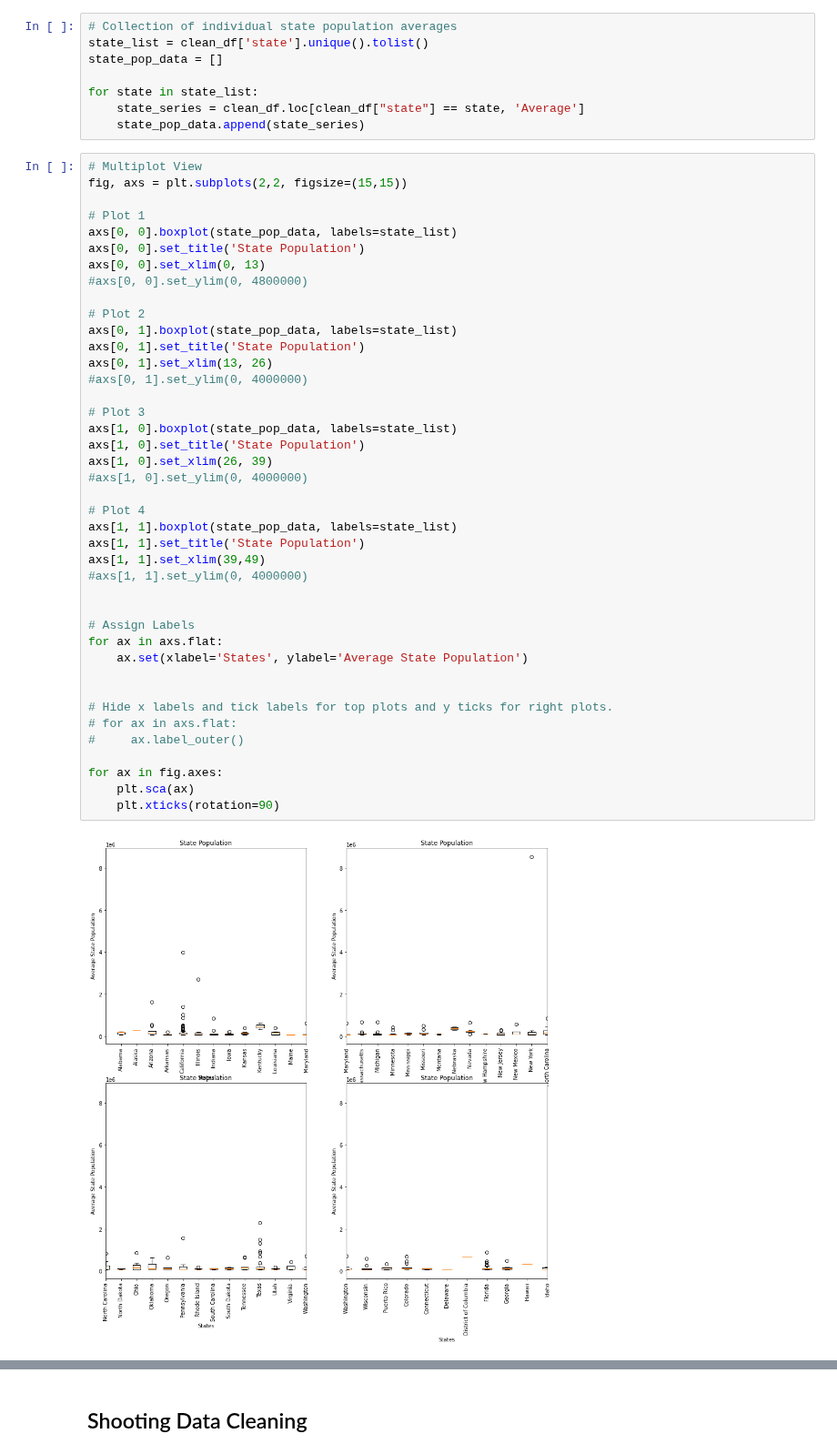
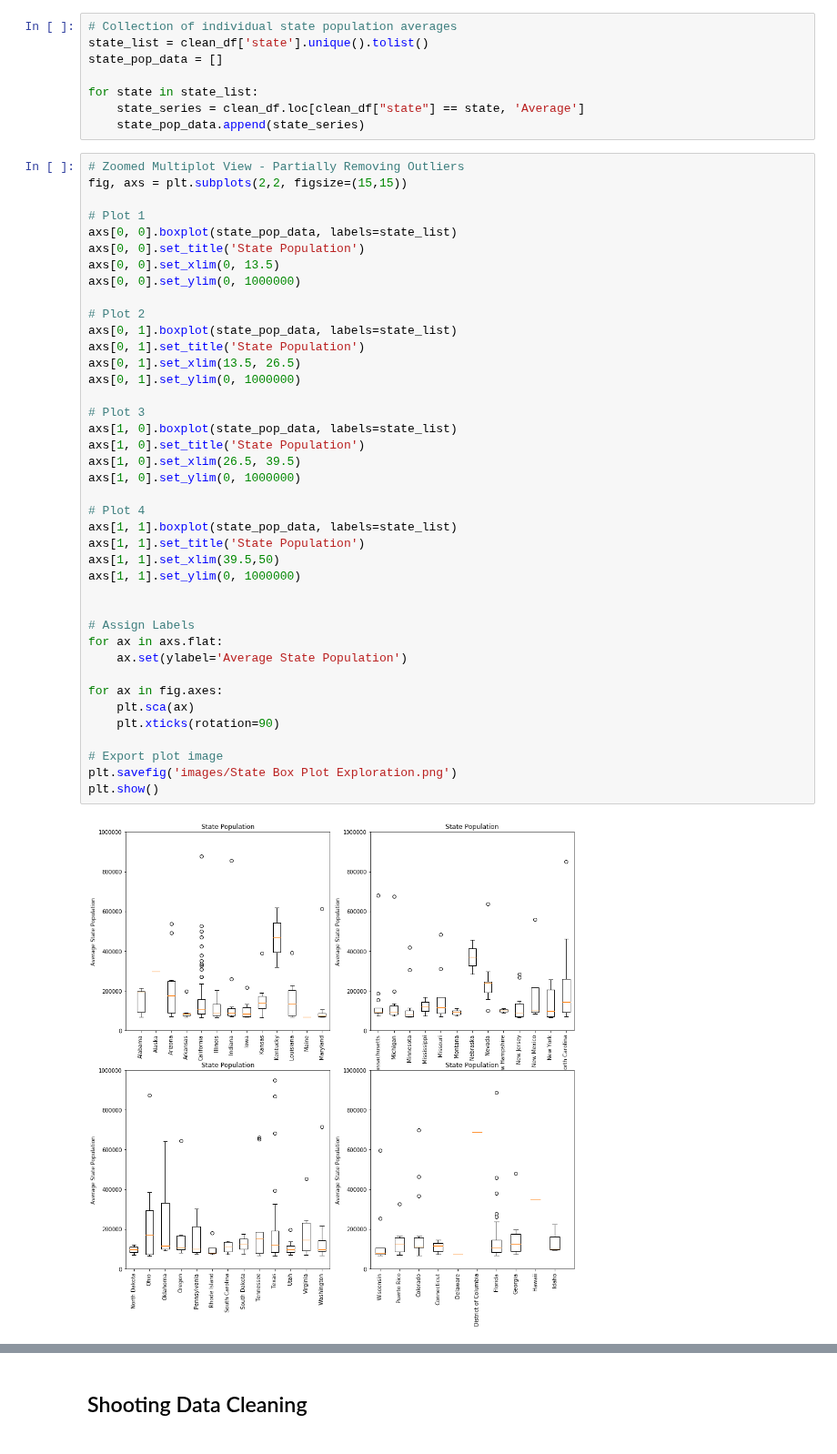
Before and after one commit to szerpa17/fatal-police-shootings, a Jupyter notebook: DataExploration.ipynb, the cells around one changed output, grey strips where cells are left out. Shown at 91% size. Saved outputs shown, nothing was run; the diff lists cells and outputs as text.

Commit message:
updated readme, added images

```diff
--- a/DataExploration.ipynb
+++ b/DataExploration.ipynb
@@ -204,45 +204,44 @@ for state in state_list:
     state_series = clean_df.loc[clean_df["state"] == state, 'Average']
     state_pop_data.append(state_series)
 # %%
-# Multiplot View
+# Zoomed Multiplot View - Partially Removing Outliers
 fig, axs = plt.subplots(2,2, figsize=(15,15))
 
 # Plot 1
 axs[0, 0].boxplot(state_pop_data, labels=state_list)
 axs[0, 0].set_title('State Population')
-axs[0, 0].set_xlim(0, 13)
-#axs[0, 0].set_ylim(0, 4800000)
+axs[0, 0].set_xlim(0, 13.5)
+axs[0, 0].set_ylim(0, 1000000)
 
 # Plot 2
 axs[0, 1].boxplot(state_pop_data, labels=state_list)
 axs[0, 1].set_title('State Population')
-axs[0, 1].set_xlim(13, 26)
-#axs[0, 1].set_ylim(0, 4000000)
+axs[0, 1].set_xlim(13.5, 26.5)
+axs[0, 1].set_ylim(0, 1000000)
 
 # Plot 3
 axs[1, 0].boxplot(state_pop_data, labels=state_list)
 axs[1, 0].set_title('State Population')
-axs[1, 0].set_xlim(26, 39)
-#axs[1, 0].set_ylim(0, 4000000)
+axs[1, 0].set_xlim(26.5, 39.5)
+axs[1, 0].set_ylim(0, 1000000)
 
 # Plot 4
 axs[1, 1].boxplot(state_pop_data, labels=state_list)
 axs[1, 1].set_title('State Population')
-axs[1, 1].set_xlim(39,49)
-#axs[1, 1].set_ylim(0, 4000000)
+axs[1, 1].set_xlim(39.5,50)
+axs[1, 1].set_ylim(0, 1000000)
 
 
 # Assign Labels
 for ax in axs.flat:
-    ax.set(xlabel='States', ylabel='Average State Population')
-
-
-# Hide x labels and tick labels for top plots and y ticks for right plots.
-# for ax in axs.flat:
-#     ax.label_outer()
+    ax.set(ylabel='Average State Population')
 
 for ax in fig.axes:
     plt.sca(ax)
     plt.xticks(rotation=90)
+
+# Export plot image
+plt.savefig('images/State Box Plot Exploration.png')
+plt.show()
 # %% [output]
-[figure, old version]
+[figure, new version]
```
Also changed, not shown: parts of 3 cells of this notebook, 7 other files.
